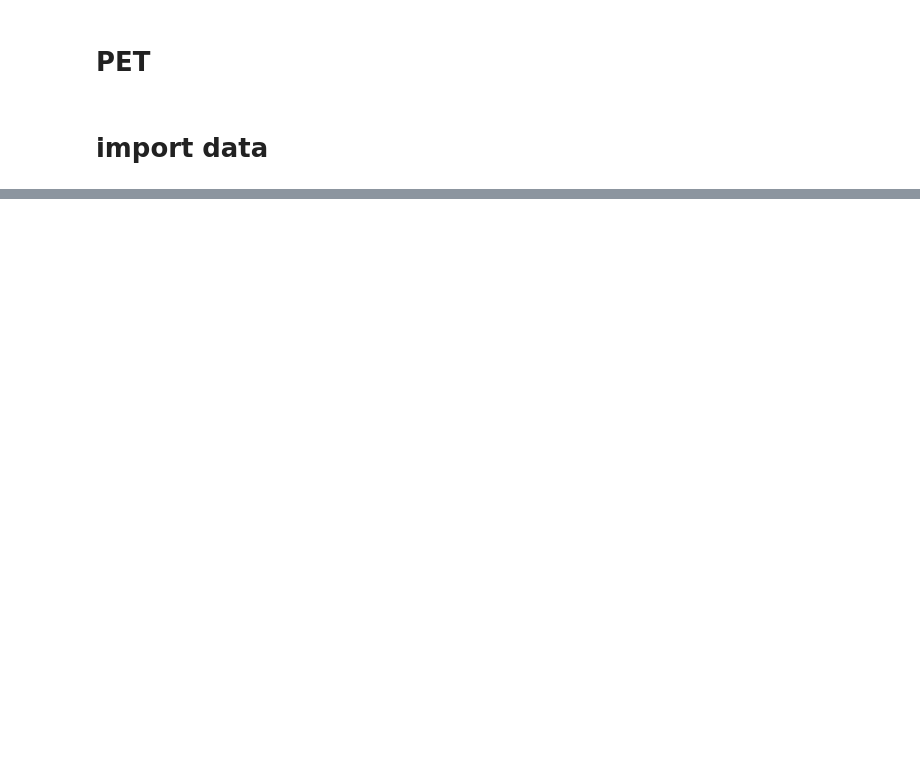
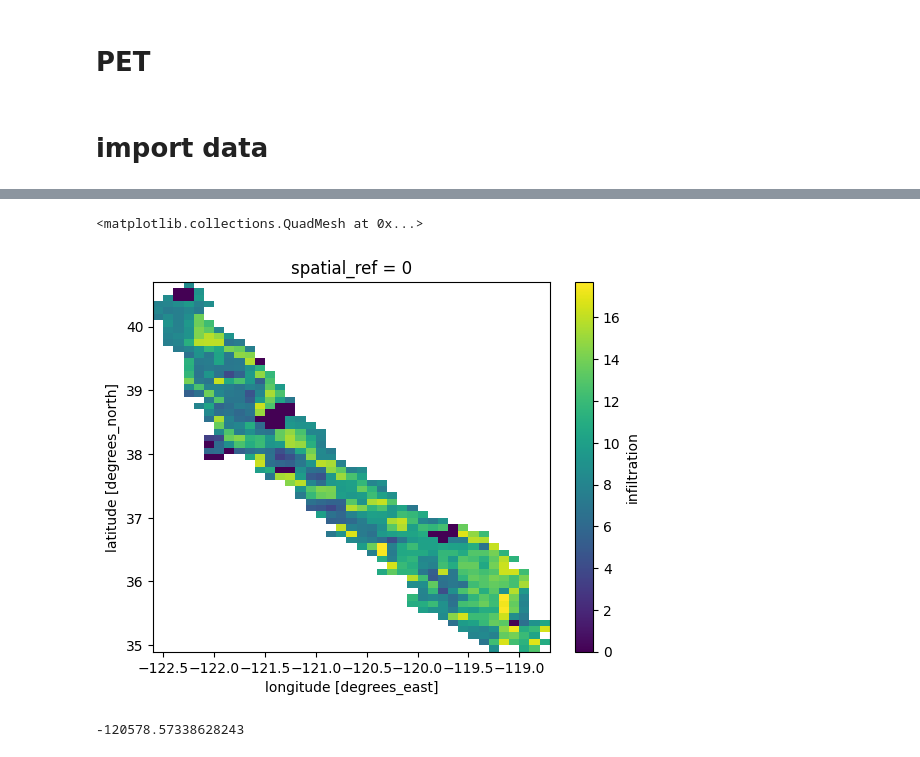
Before and after one commit to mahdi98mnm/wb_weri, a Jupyter notebook: readData.ipynb, the cells around one changed output, grey strips where cells are left out. Saved outputs shown, nothing was run; the diff lists cells and outputs as text; code cells hidden in the pictures; blank space fills up the shorter version.

```diff
--- a/readData.ipynb
+++ b/readData.ipynb
@@ -746,0 +847,9 @@ Ra
+# %%
+INFILTRATION["infiltration"].mean(['time'], skipna=True).plot()
+# %% [output]
+<matplotlib.collections.QuadMesh at 0x...>
+[figure, added]
+# %%
+DELTA_S["bilan"].sum(['time','lat','lon'], skipna=True).item()
+# %% [output]
+-120578.57338628243
```
Also changed, not shown: parts of 14 cells of this notebook.
